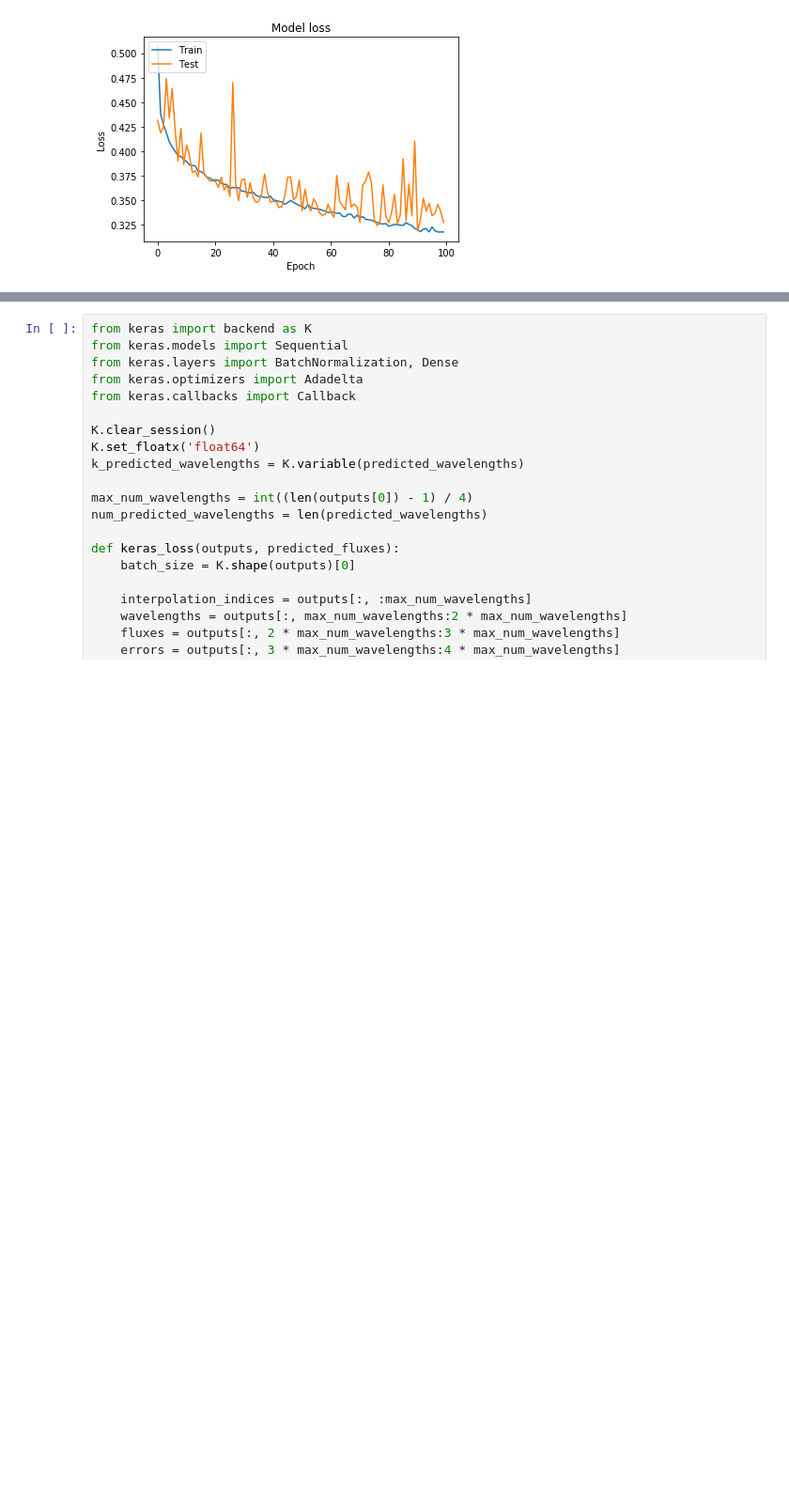
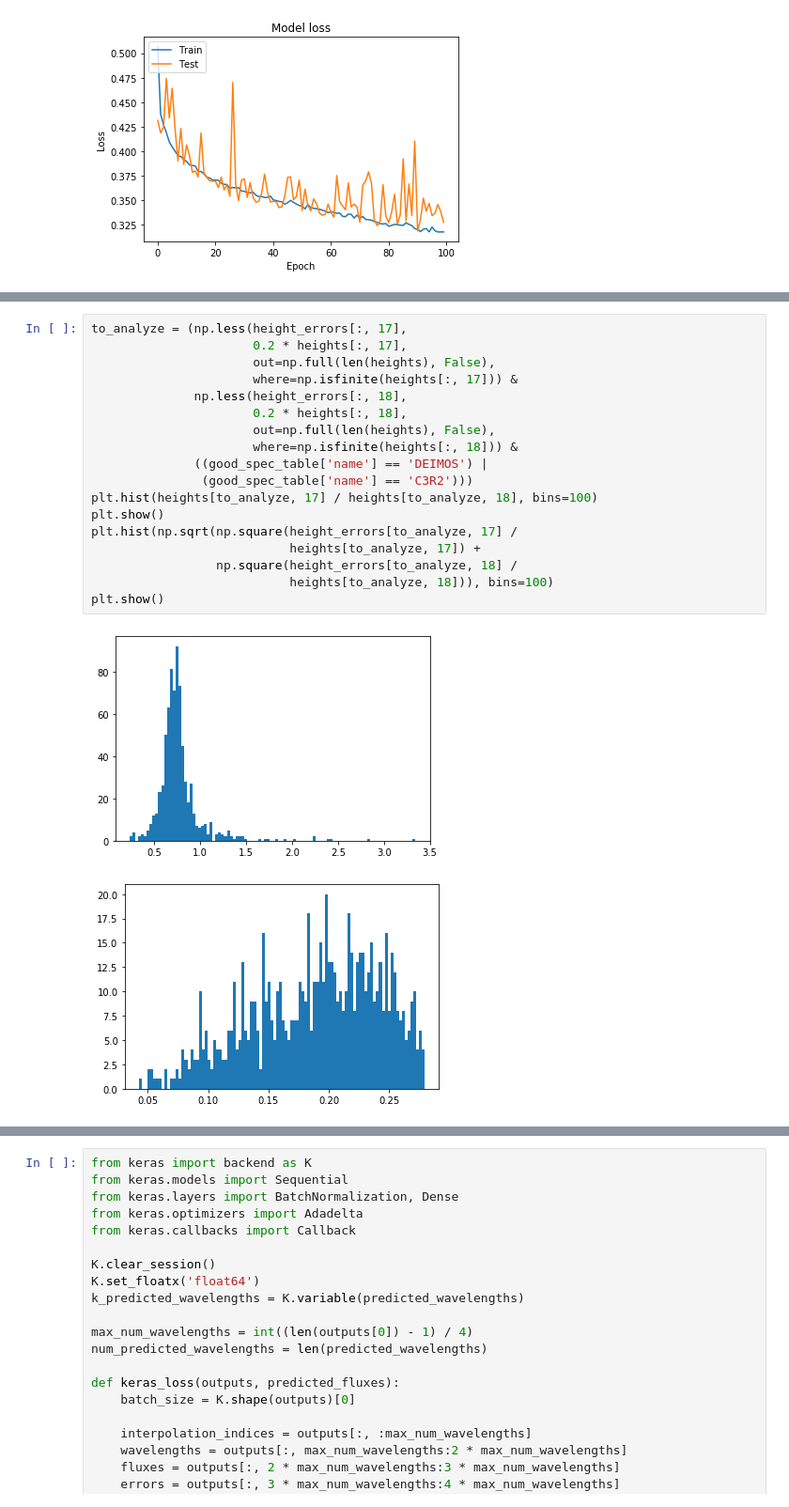
Before and after one commit to dennisYatunin/surf2019, a Jupyter notebook: Notebook.ipynb, the cells around one changed output, grey strips where cells are left out. Shown at 94% size. Drawn from its saved outputs; the diff is of its cells as text; blank space fills up the shorter version.

```diff
--- a/Notebook.ipynb
+++ b/Notebook.ipynb
@@ -1713,0 +2346,21 @@ line_table = vstack([Table.read(table_url, names=colnames,
+# %%
+to_analyze = (np.less(height_errors[:, 17],
+                      0.2 * heights[:, 17],
+                      out=np.full(len(heights), False),
+                      where=np.isfinite(heights[:, 17])) &
+              np.less(height_errors[:, 18],
+                      0.2 * heights[:, 18],
+                      out=np.full(len(heights), False),
+                      where=np.isfinite(heights[:, 18])) &
+              ((good_spec_table['name'] == 'DEIMOS') |
+               (good_spec_table['name'] == 'C3R2')))
+plt.hist(heights[to_analyze, 17] / heights[to_analyze, 18], bins=100)
+plt.show()
+plt.hist(np.sqrt(np.square(height_errors[to_analyze, 17] /
+                           heights[to_analyze, 17]) +
+                 np.square(height_errors[to_analyze, 18] /
+                           heights[to_analyze, 18])), bins=100)
+plt.show()
+# %% [output]
+[figure, added]
+[figure, added]
```
Also changed, not shown: parts of 38 cells of this notebook, 1 other file.
